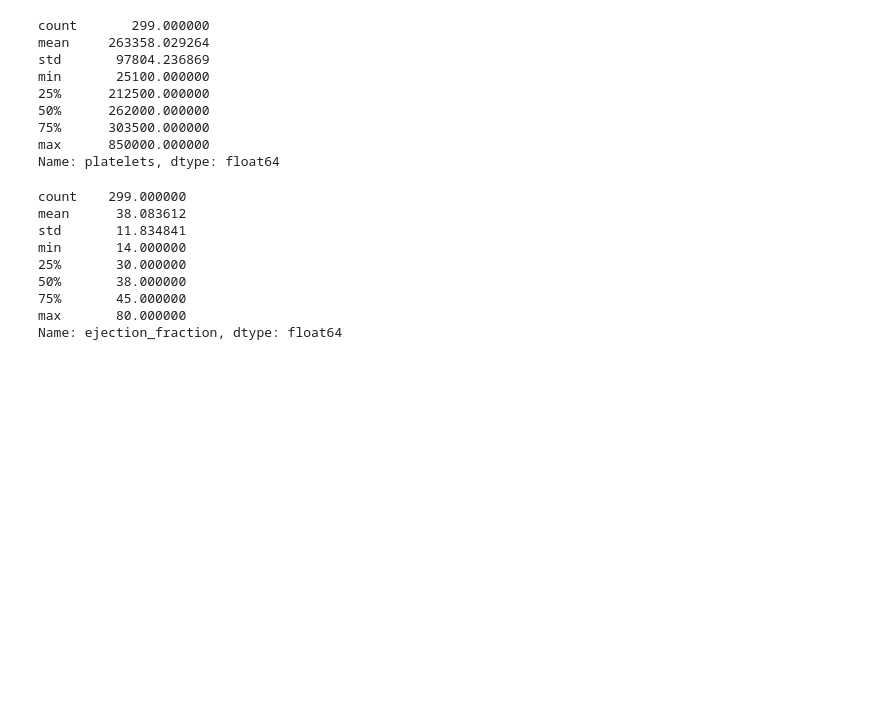
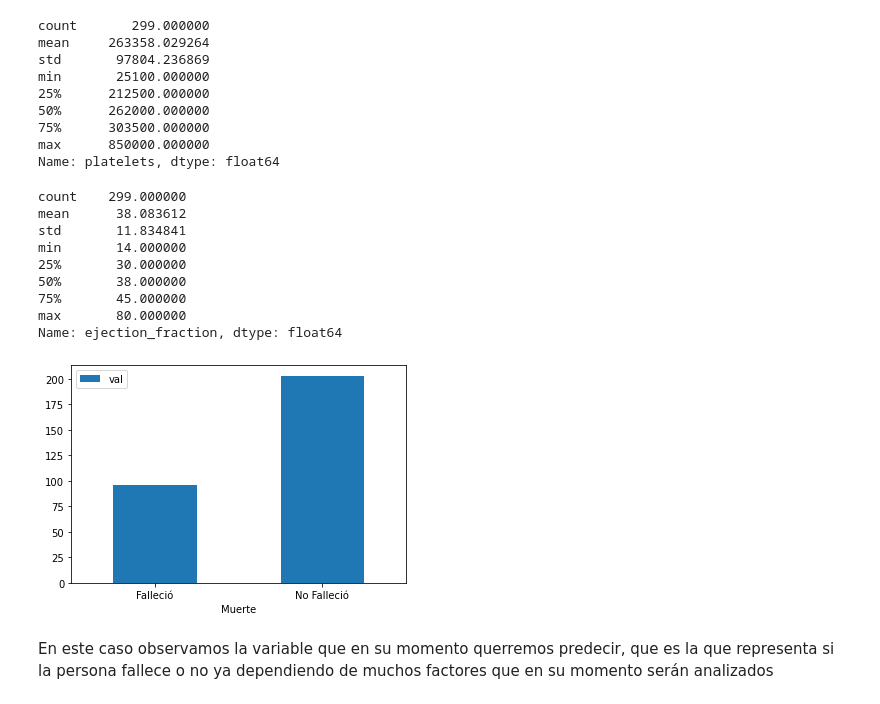
Before and after one commit to CamiloCJ09/Analitical-Proyect, a Jupyter notebook: AnaliticalProyect.ipynb, the cells around one changed output. Drawn from its saved outputs; the diff is of its cells as text; code cells hidden in the pictures; blank space fills up the shorter version.

Commit message:
Adding descriptions to the analiced data

```diff
--- a/AnaliticalProyect.ipynb
+++ b/AnaliticalProyect.ipynb
@@ -91,3 +102,23 @@ min       14.000000
 75%       45.000000
 max       80.000000
 Name: ejection_fraction, dtype: float64
+# %%
+a = pd.array(df['DEATH_EVENT'])
+#df.count()
+c = 0
+d = 0
+for b in a:
+    if b == 1:
+        c = c+1
+
+for b in a:
+    if b == 0:
+        d = d+1
+
+pf = pd.DataFrame({'Muerte':['Falleció', 'No Falleció'], 'val':[c, d]})
+
+ax = pf.plot.bar(x='Muerte', y='val', rot=0)
+# %% [output]
+[figure, added]
+# %% [markdown]
+En este caso observamos la variable que en su momento querremos predecir, que es la que representa si la persona fallece o no ya dependiendo de muchos factores que en su momento serán analizados
```
Also changed, not shown: parts of 5 cells of this notebook.
